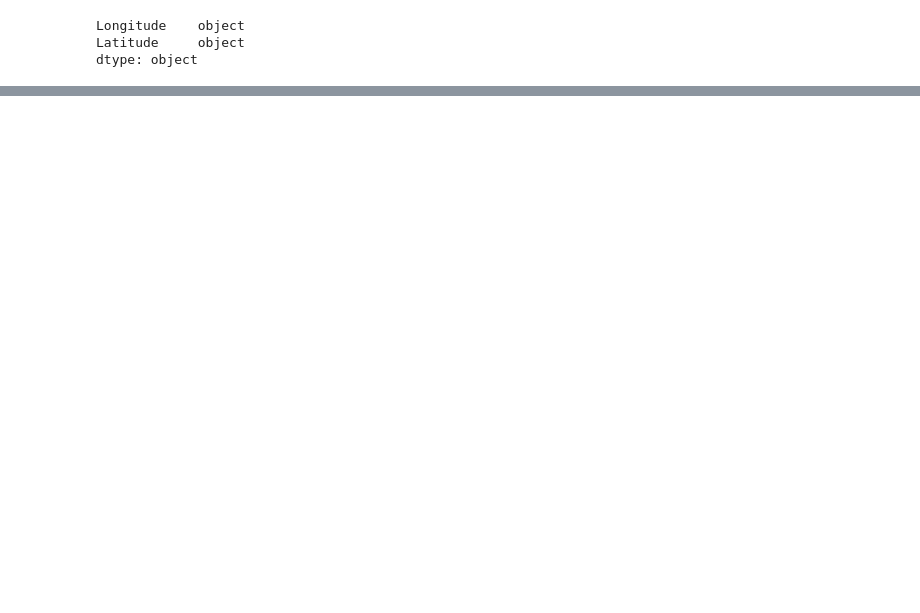
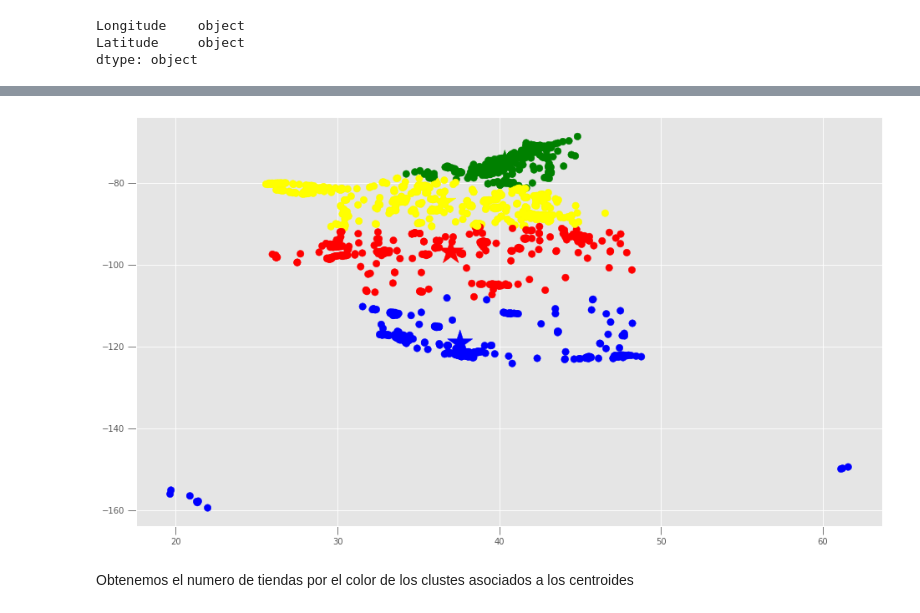
Before and after one commit to PosgradoMNA/actividades-de-aprendizaje-KevinBCruzMejia, a Jupyter notebook: TecMty_kmeans_target_A01794176.ipynb, the cells around one changed output, grey strips where cells are left out. Cells and saved outputs as stored; diff of their text form; code cells hidden in the pictures; blank space fills up the shorter version.

```diff
--- a/TecMty_kmeans_target_A01794176.ipynb
+++ b/TecMty_kmeans_target_A01794176.ipynb
@@ -366,0 +377,12 @@ Adicionalmente, en el notebook notaras que al inicio exploramos los datos y los
+# %%
+# Getting the values and plotting it
+f1 = df['latitude'].values
+f2 = df['longitude'].values
+
+plt.scatter(f1, f2, c=asignar, s=70)
+plt.scatter(C[:, 1], C[:, 0], marker='*', c=colores, s=1000)
+plt.show()
+# %% [output]
+[figure, added]
+# %% [markdown]
+Obtenemos el numero de tiendas por el color de los clustes asociados a los centroides
```
Also changed, not shown: parts of 22 cells of this notebook.
